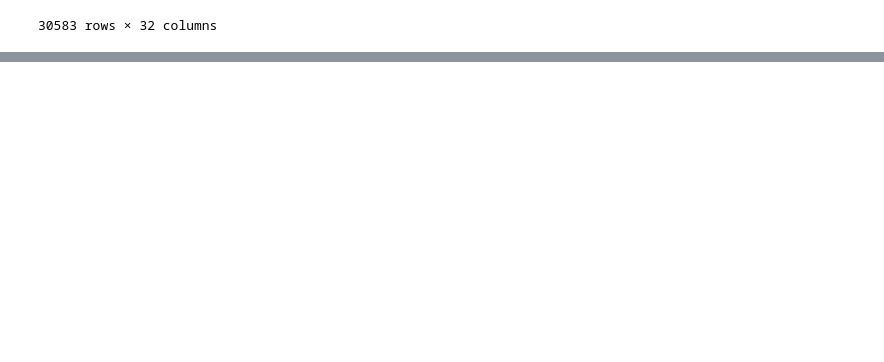
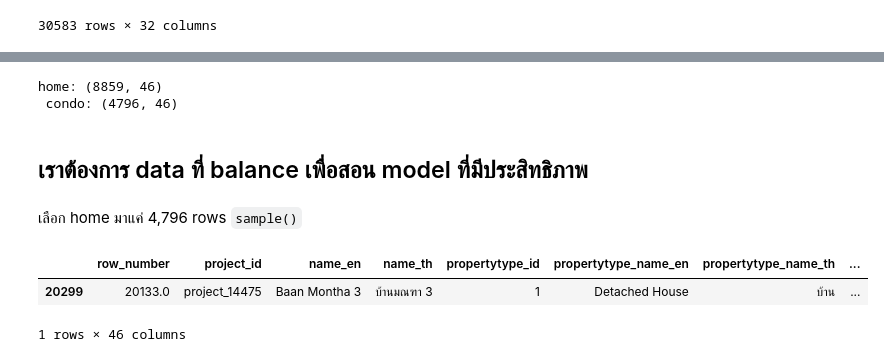
Before and after one commit to BabimBeam/BSC_DPDM2025, a Jupyter notebook: Ch3_Data_Preprocessing.ipynb, the cells around one changed output, grey strips where cells are left out. Saved outputs shown, nothing was run; the diff lists cells and outputs as text; code cells hidden in the pictures; blank space fills up the shorter version.

````diff
--- a/Ch3_Data_Preprocessing.ipynb
+++ b/Ch3_Data_Preprocessing.ipynb
@@ -857,0 +885,15 @@ combined_df
+# %%
+print(f'home: {home.shape}\n condo: {condo.shape}')
+# %% [output]
+home: (8859, 46)
+ condo: (4796, 46)
+# %% [markdown]
+## เราต้องการ data ที่ balance เพื่อสอน model ที่มีประสิทธิภาพ
+# %% [markdown]
+เลือก home มาแค่ 4,796 rows ```sample()```
+# %%
+home.sample()
+# %% [output]
+|  | row_number | project_id | name_en | name_th | propertytype_id | propertytype_name_en | propertytype_name_th | ... |
+| 20299 | 20133.0 | project_14475 | Baan Montha 3 | บ้านมณฑา 3 | 1 | Detached House | บ้าน | ... |
+1 rows × 46 columns
````
Also changed, not shown: parts of 18 cells of this notebook.
